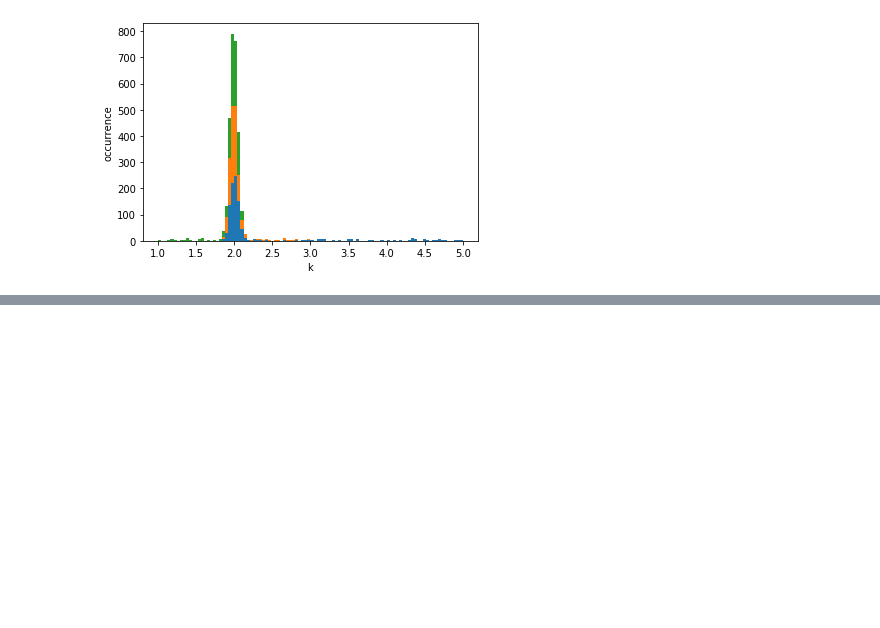
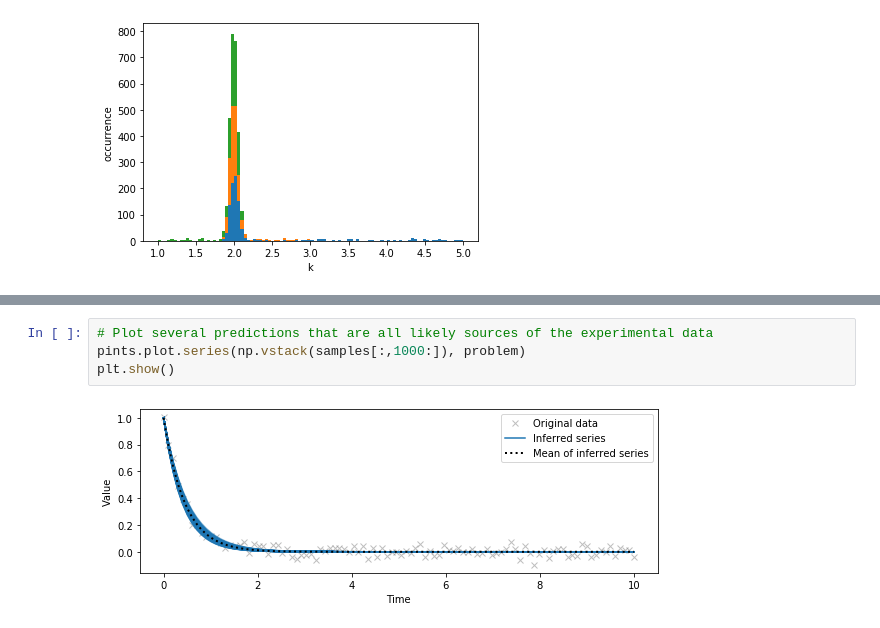
Before and after one commit to simonmarchant/pkpd-practice, a Jupyter notebook: Bayesian sampling.ipynb, the cells around one changed output, grey strips where cells are left out. Saved outputs shown, nothing was run; the diff lists cells and outputs as text; blank space fills up the shorter version.

```diff
--- a/Bayesian sampling.ipynb
+++ b/Bayesian sampling.ipynb
@@ -286,0 +332,6 @@ plt.show()
+# %%
+# Plot several predictions that are all likely sources of the experimental data
+pints.plot.series(np.vstack(samples[:,1000:]), problem)
+plt.show()
+# %% [output]
+[figure, added]
```
Also changed, not shown: parts of 5 cells of this notebook, 1 other file.
